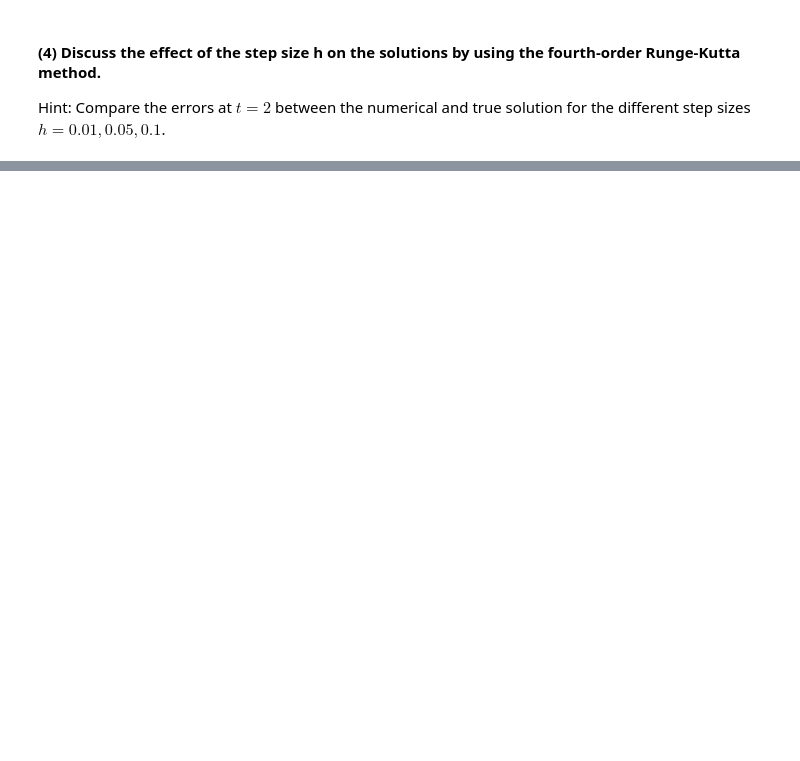
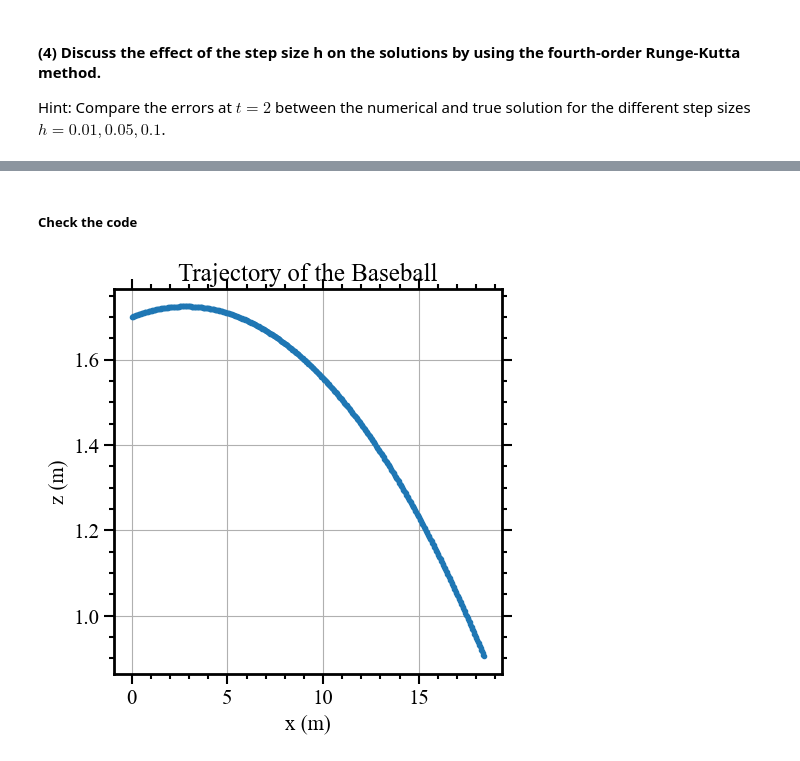
Before and after one commit to boyeon-kim/23-01-CSE5004, a Jupyter notebook: HW5/Python_HW5_boyeonK.ipynb, the cells around one changed output, grey strips where cells are left out. Saved outputs shown, nothing was run; the diff lists cells and outputs as text; code cells hidden in the pictures; blank space fills up the shorter version.

```diff
--- a/HW5/Python_HW5_boyeonK.ipynb
+++ b/HW5/Python_HW5_boyeonK.ipynb
@@ -176,0 +286,48 @@ Hint: Compare the errors at $t = 2$ between the numerical and true solution for
+# %%
+# Main loop
+def traj(x0, y0, z0, v0, theta, phi, dt):
+    """ x0 : initial x
+        y0 : initial y
+        z0 : initial z
+        v0 : intiial velocity
+        theta : the elevation angle of the pitch
+        phi : Rotation direction """
+
+    x, y, z = x0, y0, z0
+    vx, vy, vz = v0 * np.cos(theta), 0, v0 * np.sin(theta)
+    x_values, y_values, z_values = [x], [y], [z]
+
+    # x(t) = 18.39m에 도달할 때 까지 loop
+    while x < 18.39:
+        x, y, z, vx, vy, vz = base_RK4(x, y, z, vx, vy, vz, phi, dt)
+        # z(t) 위치는 0 미만은 없으므로!
+        if z <= 0:
+            z = 0
+        x_values.append(x)
+        y_values.append(y)
+        z_values.append(z)
+
+    return x_values, y_values, z_values
+# %% [markdown]
+##### Check the code
+# %%
+# Initial conditions from 2(2)
+v0 = 40
+# 1rad = 1*pi/180
+theta = 1 * np.pi / 180
+h = 1.7
+x0, y0, z0 = 0, 0, h
+phi = 0
+dt = 0.001
+
+x_values, y_values, z_values = traj(x0, y0, z0, v0, theta, phi,dt)
+# %%
+# Plot
+plt.plot(x_values, z_values, '.-')
+plt.xlabel('x (m)')
+plt.ylabel('z (m)')
+plt.title('Trajectory of the Baseball')
+plt.grid()
+plt.show()
+# %% [output]
+[figure, added]
```
Also changed, not shown: parts of 21 cells of this notebook, 2 other files.
